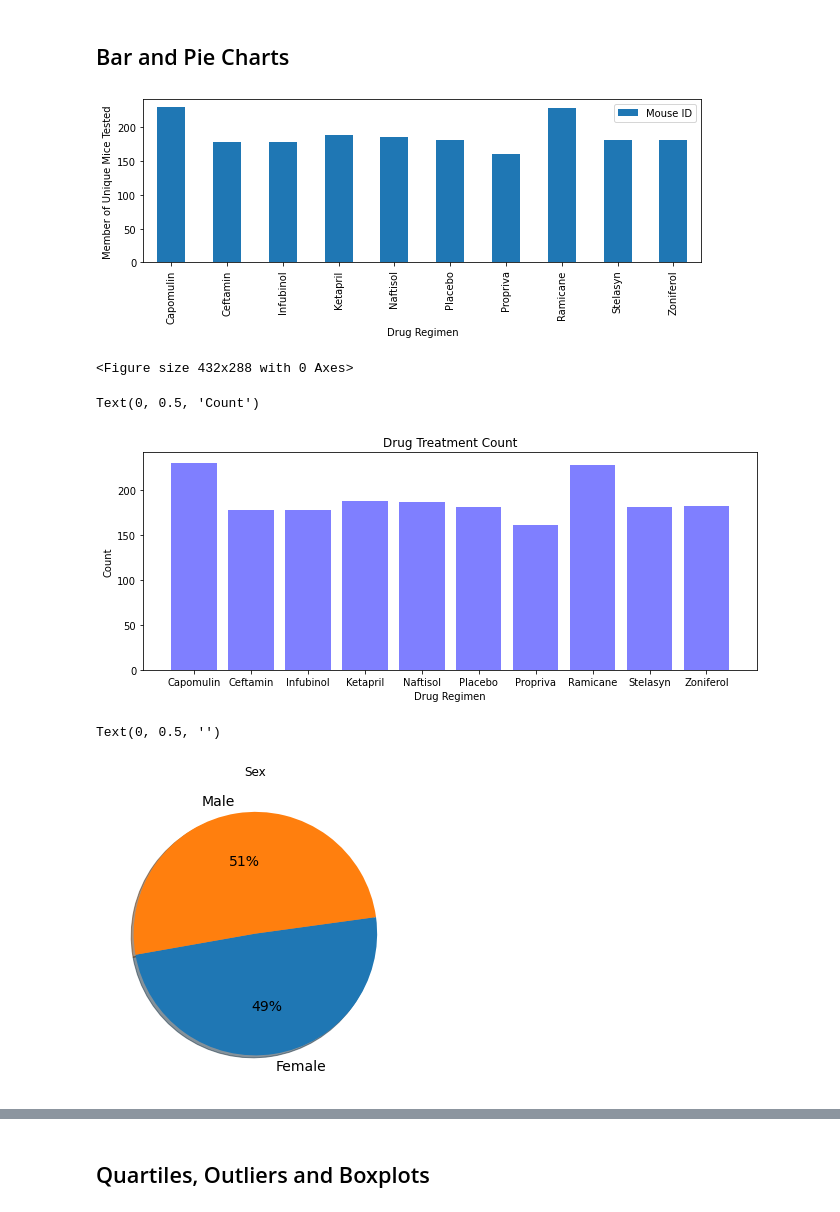
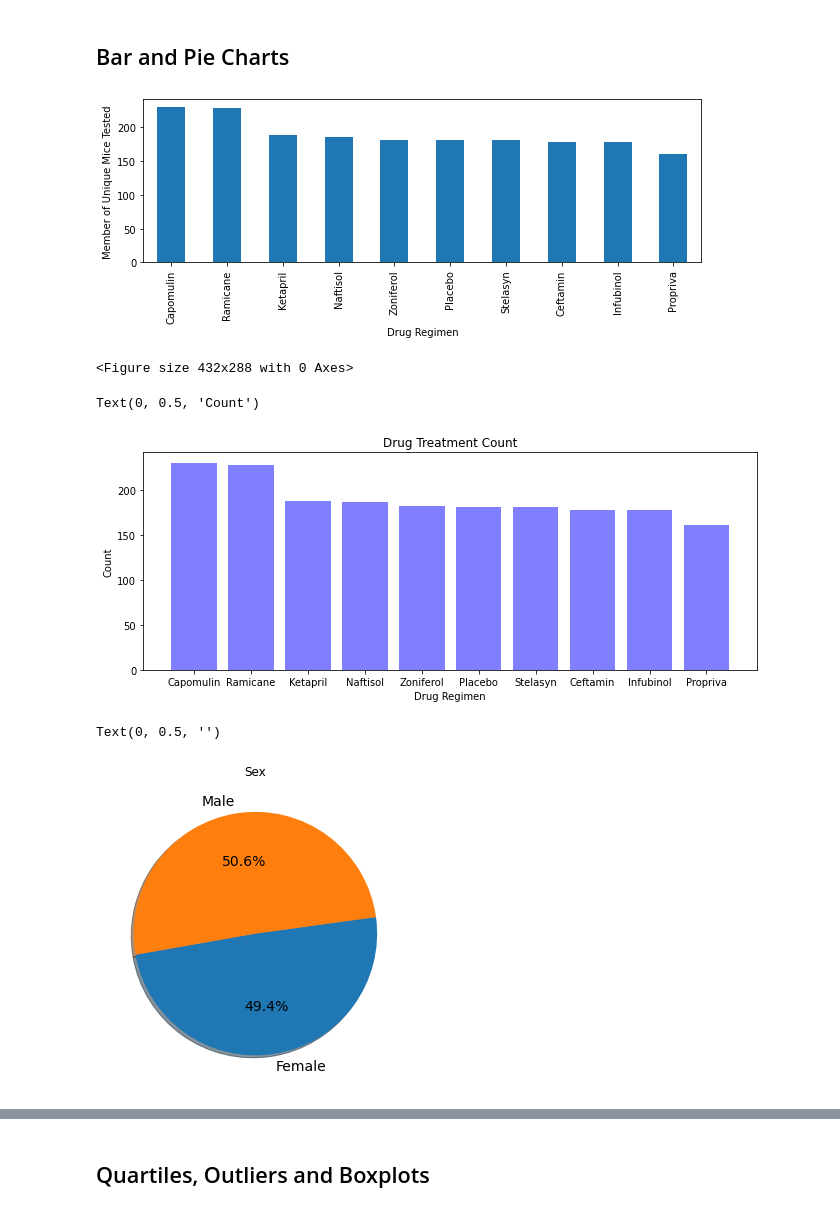
Before and after one commit to tingjennings/HW5_Matplotlib-, a Jupyter notebook: Solutions/Pymaceuticals/pymaceuticals.ipynb, the cells around one changed output, grey strips where cells are left out. Saved outputs shown, nothing was run; the diff lists cells and outputs as text; code cells hidden in the pictures.

```diff
--- a/Instructions/Pymaceuticals/pymaceuticals_starter.ipynb
+++ b/Solutions/Pymaceuticals/pymaceuticals.ipynb
@@ -16,7 +16,7 @@ mouse_metadata = pd.read_csv(mouse_metadata_path)
 study_results = pd.read_csv(study_results_path)
 
 # Combine the data into a single dataset
-combined_df = pd.merge(mouse_metadata, study_results, how="inner", on="Mouse ID")
+combined_df = pd.merge(mouse_metadata, study_results, how="left", on="Mouse ID")
 # Display the data table for preview
 combined_df
 # %% [output]
@@ -125,30 +125,33 @@ summary_df
 drug_data = pd.DataFrame(combined_df.groupby(["Drug Regimen"]).count()).reset_index()
 #Alter the dataframe down to two columns
 drugs_df = drug_data[["Drug Regimen", "Mouse ID"]]
+drugs_df = drugs_df.sort_values(by="Mouse ID", ascending=False)
 drugs_df = drugs_df.set_index("Drug Regimen")
-drugs_df.plot(kind="bar", figsize=(10,3))
+drugs_df.plot(kind="bar", figsize=(10,3), legend=False)
 plt.ylabel("Member of Unique Mice Tested")
 plt.show()
 plt.tight_layout()
 # %% [output]
-[figure, old version]
+[figure, new version]
 <Figure size 432x288 with 0 Axes>
 # %%
 # Generate a bar plot showing the total number of measurements taken on each drug regimen using pyplot.
-drug_count = (combined_df.groupby(["Drug Regimen"])["Age_months"].count()).tolist()
-drug_count
-x_axis = np.arange(len(drug_count))
-#Assign x-axis
-x_axis = drug_list
+drug_count = pd.DataFrame(combined_df.groupby(["Drug Regimen"]).count()).reset_index()
+drug_count = drug_count.sort_values(by="Mouse ID", ascending=False)
+# # drug_list = np.arange(len(drug_count))
+# drug_count
+# #Assign x-axis
+x_axis = drug_count["Drug Regimen"]
 #Creating and customizing bar chart
 plt.figure(figsize=(11,4))
-plt.bar(x_axis, drug_count, color='b', alpha=0.5, align="center")
+plt.bar(x_axis, drug_count["Mouse ID"], color='b', alpha=0.5, align="center")
+plt.xticks(x_axis, drug_count["Drug Regimen"])
 plt.title("Drug Treatment Count")
 plt.xlabel("Drug Regimen")
 plt.ylabel("Count")
 # %% [output]
 Text(0, 0.5, 'Count')
-[figure, old version]
+[figure, new version]
 # %%
 # Generate a pie plot showing the distribution of female versus male mice using pandas
 plt.clf()
@@ -161,12 +164,12 @@ gender_df = gender_df[["Sex","Mouse ID"]]
 gender_df.head()
 plt.figure(figsize=(12,6))
 ax1 = plt.subplot(121, aspect="equal")
-gender_df.plot(kind="pie", y = "Mouse ID", ax=ax1, autopct='%1.0f%%',
+gender_df.plot(kind="pie", y = "Mouse ID", ax=ax1, autopct='%1.1f%%',
               startangle=190, shadow=True, labels=gender_df["Sex"], legend = False, fontsize=14)
 plt.title("Sex")
 plt.xlabel("")
 plt.ylabel("")
 # %% [output]
 Text(0, 0.5, '')
-[figure, old version]
+[figure, new version]
 # %%
```
Also changed, not shown: parts of 4 cells of this notebook, 6 other files.
